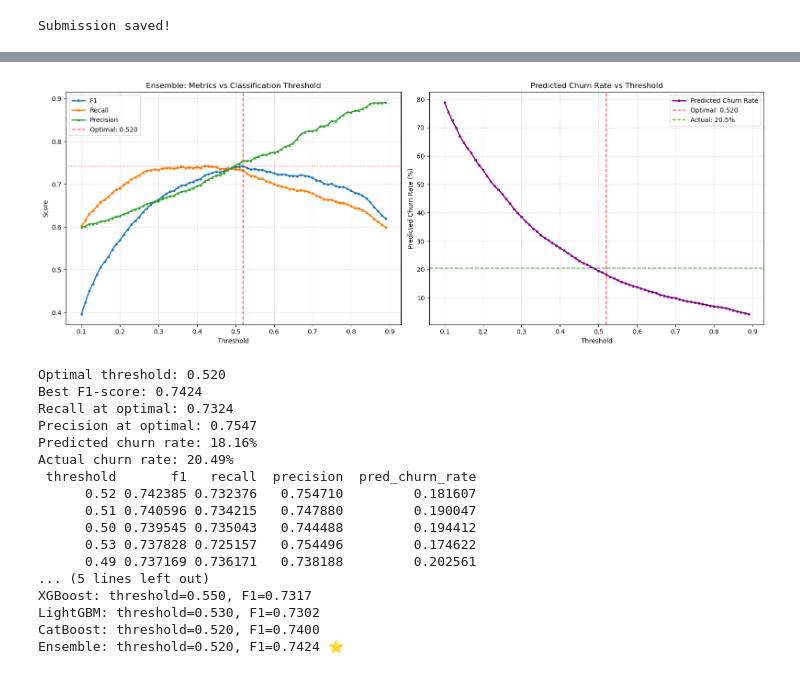
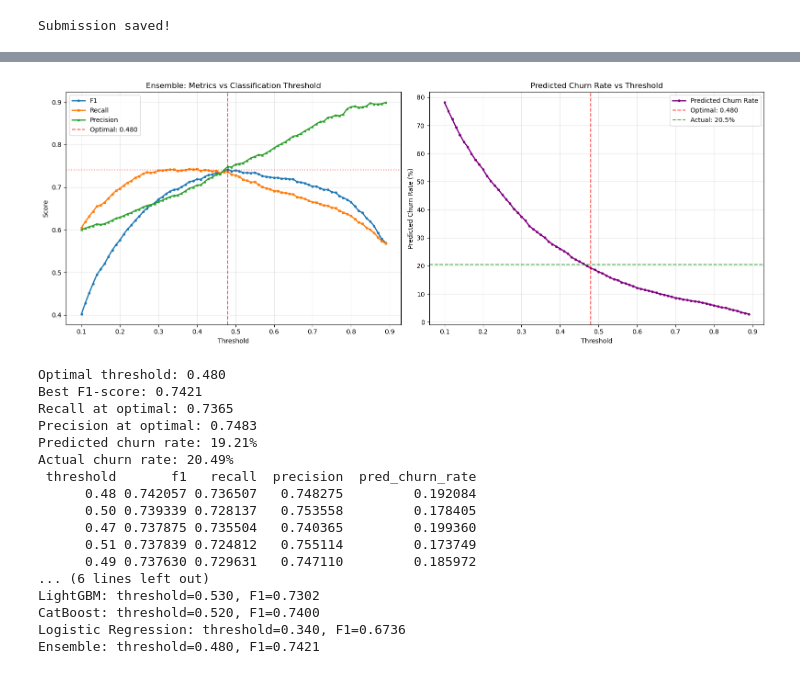
Before and after one commit to MaximeDespreaux/Churn_Prediction_Project, a Jupyter notebook: main_notebook.ipynb, the cells around one changed output, grey strips where cells are left out. Drawn from its saved outputs; the diff is of its cells as text; code cells hidden in the pictures.

```diff
--- a/main_notebook.ipynb
+++ b/main_notebook.ipynb
@@ -885,7 +883,8 @@ Top 20 features account for: 367944.11% of total importance
 # Get ensemble probabilities on validation set
 ens_val_proba = (best_config['xgb'] * xgb_proba +
                  best_config['lgb'] * lgb_proba +
-                 best_config['cat'] * cat_proba)
+                 best_config['cat'] * cat_proba +
+                 best_config['logreg'] * logreg_proba)
 
 # Test thresholds
 thresholds = np.arange(0.1, 0.9, 0.01)  # Fine-grained for better visualization
@@ -962,48 +961,58 @@ xgb_threshold_results = []
 for threshold in np.arange(0.1, 0.9, 0.01):
     y_pred = (xgb_proba >= threshold).astype(int)
     f1 = f1_score(y_val, y_pred, average='macro')
     xgb_threshold_results.append({'threshold': threshold, 'f1': f1})
 xgb_threshold_df = pd.DataFrame(xgb_threshold_results)
 xgb_best = xgb_threshold_df.loc[xgb_threshold_df['f1'].idxmax()]
 print(f"XGBoost: threshold={xgb_best['threshold']:.3f}, F1={xgb_best['f1']:.4f}")
 
 # LightGBM
 lgb_threshold_results = []
 for threshold in np.arange(0.1, 0.9, 0.01):
     y_pred = (lgb_proba >= threshold).astype(int)
     f1 = f1_score(y_val, y_pred, average='macro')
     lgb_threshold_results.append({'threshold': threshold, 'f1': f1})
 lgb_threshold_df = pd.DataFrame(lgb_threshold_results)
 lgb_best = lgb_threshold_df.loc[lgb_threshold_df['f1'].idxmax()]
 print(f"LightGBM: threshold={lgb_best['threshold']:.3f}, F1={lgb_best['f1']:.4f}")
 
 # CatBoost
 cat_threshold_results = []
 for threshold in np.arange(0.1, 0.9, 0.01):
     y_pred = (cat_proba >= threshold).astype(int)
     f1 = f1_score(y_val, y_pred, average='macro')
     cat_threshold_results.append({'threshold': threshold, 'f1': f1})
 cat_threshold_df = pd.DataFrame(cat_threshold_results)
 cat_best = cat_threshold_df.loc[cat_threshold_df['f1'].idxmax()]
 print(f"CatBoost: threshold={cat_best['threshold']:.3f}, F1={cat_best['f1']:.4f}")
 
+# Logistic Regression
+logreg_threshold_results = []
+for threshold in np.arange(0.1, 0.9, 0.01):
+    y_pred = (logreg_proba >= threshold).astype(int)
+    f1 = f1_score(y_val, y_pred, average='macro')
+    logreg_threshold_results.append({'threshold': threshold, 'f1': f1})
+logreg_threshold_df = pd.DataFrame(logreg_threshold_results)
+logreg_best = logreg_threshold_df.loc[logreg_threshold_df['f1'].idxmax()]
+print(f"Logistic Regression: threshold={logreg_best['threshold']:.3f}, F1={logreg_best['f1']:.4f}")
+
 print(f"Ensemble: threshold={optimal_row['threshold']:.3f}, F1={optimal_row['f1']:.4f}")
 # %% [output]
-[figure, old version]
+[figure, new version]
-Optimal threshold: 0.520
-Best F1-score: 0.7424
-Recall at optimal: 0.7324
-Precision at optimal: 0.7547
-Predicted churn rate: 18.16%
+Optimal threshold: 0.480
+Best F1-score: 0.7421
+Recall at optimal: 0.7365
+Precision at optimal: 0.7483
+Predicted churn rate: 19.21%
 Actual churn rate: 20.49%
  threshold       f1   recall  precision  pred_churn_rate
-      0.52 0.742385 0.732376   0.754710         0.181607
-      0.51 0.740596 0.734215   0.747880         0.190047
-      0.50 0.739545 0.735043   0.744488         0.194412
-      0.53 0.737828 0.725157   0.754496         0.174622
-      0.49 0.737169 0.736171   0.738188         0.202561
-... (5 lines left out)
-XGBoost: threshold=0.550, F1=0.7317
+      0.48 0.742057 0.736507   0.748275         0.192084
+      0.50 0.739339 0.728137   0.753558         0.178405
+      0.47 0.737875 0.735504   0.740365         0.199360
+      0.51 0.737839 0.724812   0.755114         0.173749
+      0.49 0.737630 0.729631   0.747110         0.185972
+... (6 lines left out)
 LightGBM: threshold=0.530, F1=0.7302
 CatBoost: threshold=0.520, F1=0.7400
-Ensemble: threshold=0.520, F1=0.7424 ⭐
+Logistic Regression: threshold=0.340, F1=0.6736
+Ensemble: threshold=0.480, F1=0.7421
```
Also changed, not shown: parts of 6 cells of this notebook.
